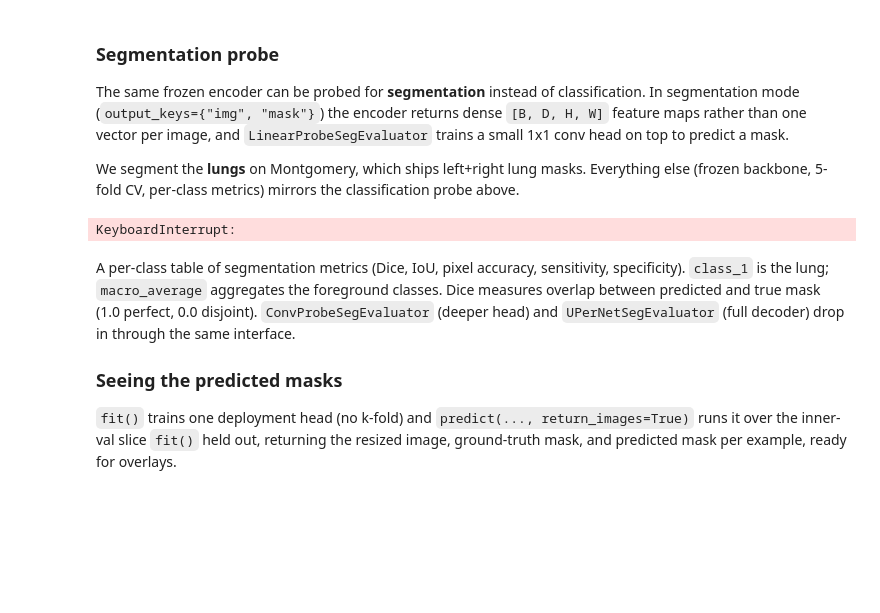
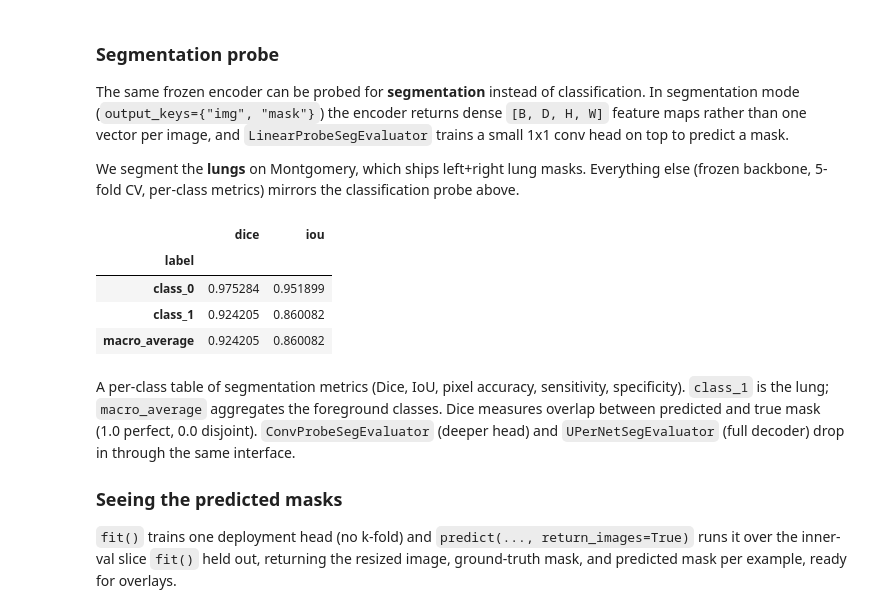
Before and after one commit to f10409/RadHarmony, a Jupyter notebook: datathon26/solutions/5_radharmony_hands_on_probes_and_segmentation.ipynb, the cells around one changed output. Drawn from its saved outputs; the diff is of its cells as text; code cells hidden in the pictures; blank space fills up the shorter version.

```diff
--- a/datathon26/solutions/5_radharmony_hands_on_probes_and_segmentation.ipynb
+++ b/datathon26/solutions/5_radharmony_hands_on_probes_and_segmentation.ipynb
@@ -239,36 +248,40 @@ from radharmony.evaluator import LinearProbeSegEvaluator
 
 # Same MedSigLIP, now in segmentation mode: output_keys={"img", "mask"} makes the
 # encoder emit dense [B, D, H, W] feature maps instead of one [B, D] vector.
 seg_transform, seg_encoder, _text_encoder, _processor = make_medsiglip(
     device=DEVICE, output_keys={"img", "mask"}
 )
 
 # Montgomery ships left+right lung masks; output_mask=True fuses them into one
 # binary lung mask per image, written to mask_output_dir.
 seg_ds = MontgomeryCXRDataset(
     base_image_dir=MONTGOMERY_DIR,
     transform=seg_transform,
     output_mask=True,
-    mask_output_dir="/mnt/NAS4/projects/fli40_sharing/datathon26_summer_school/montgomery_lung_masks",
-    cache_dir="/mnt/NAS4/projects/fli40_sharing/datathon26_summer_school/cache_medsiglip_montgomery",
+    mask_output_dir=f"{SESSION_CACHE}/montgomery_lung_masks",
+    cache_dir=f"{SESSION_CACHE}/cache_medsiglip_montgomery",
 )
 
 # Trains a 1x1 conv head over the frozen features per fold (background + lung).
 seg_probe = LinearProbeSegEvaluator(
     image_encoder=seg_encoder,
     dataset=seg_ds,
     num_classes=2,
     n_folds=5,
     epochs=20,
     batch_size=8,
     device=DEVICE,
 )
 seg_results = seg_probe.evaluate()
 
 # Average Dice / IoU across folds, per class.
 seg_results.groupby("label")[["dice", "iou"]].mean()
 # %% [output]
-KeyboardInterrupt:
+|  | dice | iou |
+| label |  |  |
+| class_0 | 0.975284 | 0.951899 |
+| class_1 | 0.924205 | 0.860082 |
+| macro_average | 0.924205 | 0.860082 |
 # %% [markdown]
 A per-class table of segmentation metrics (Dice, IoU, pixel accuracy, sensitivity,
 specificity). `class_1` is the lung; `macro_average` aggregates the foreground
```
Also changed, not shown: parts of 9 cells of this notebook.
